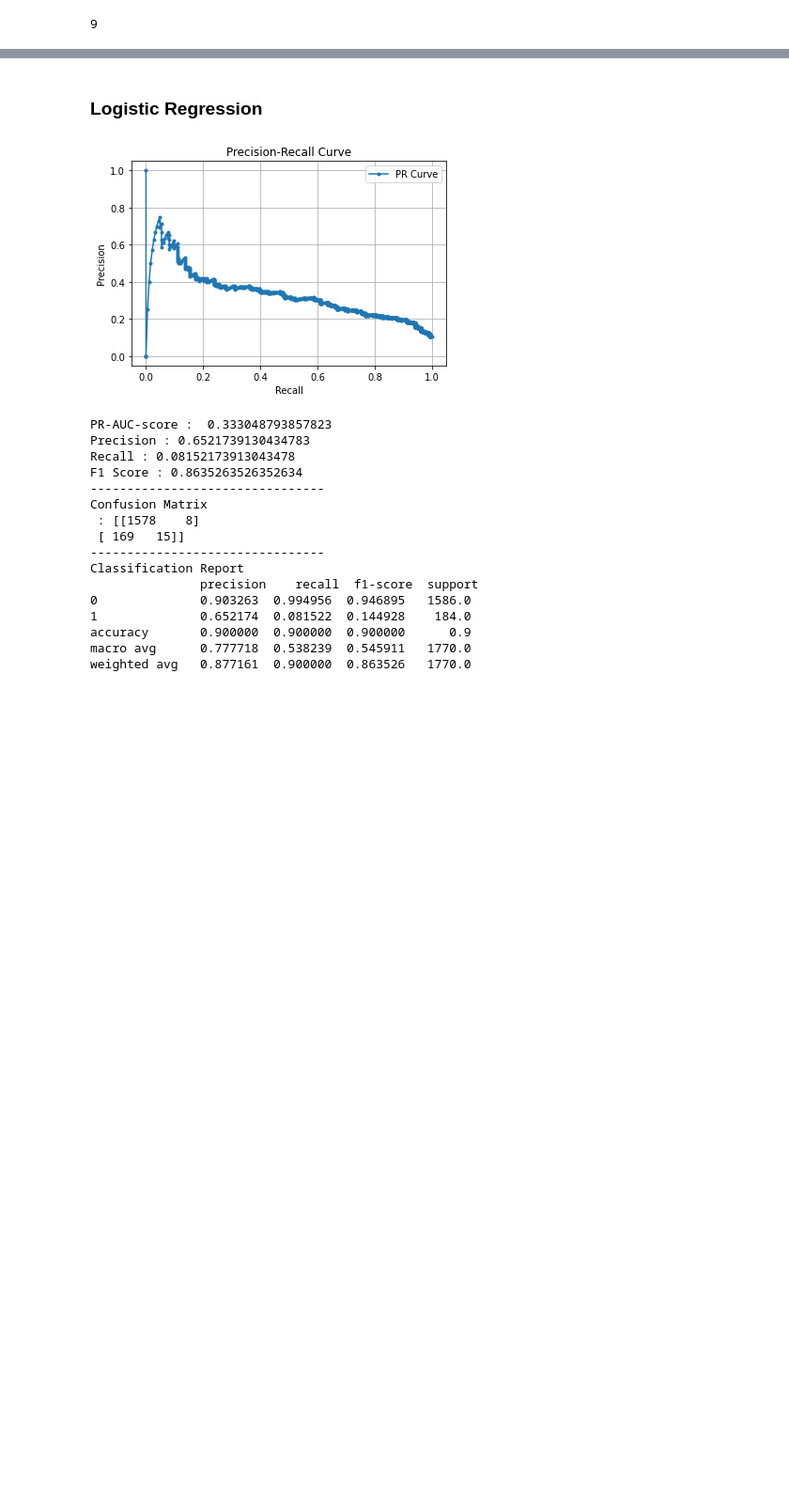
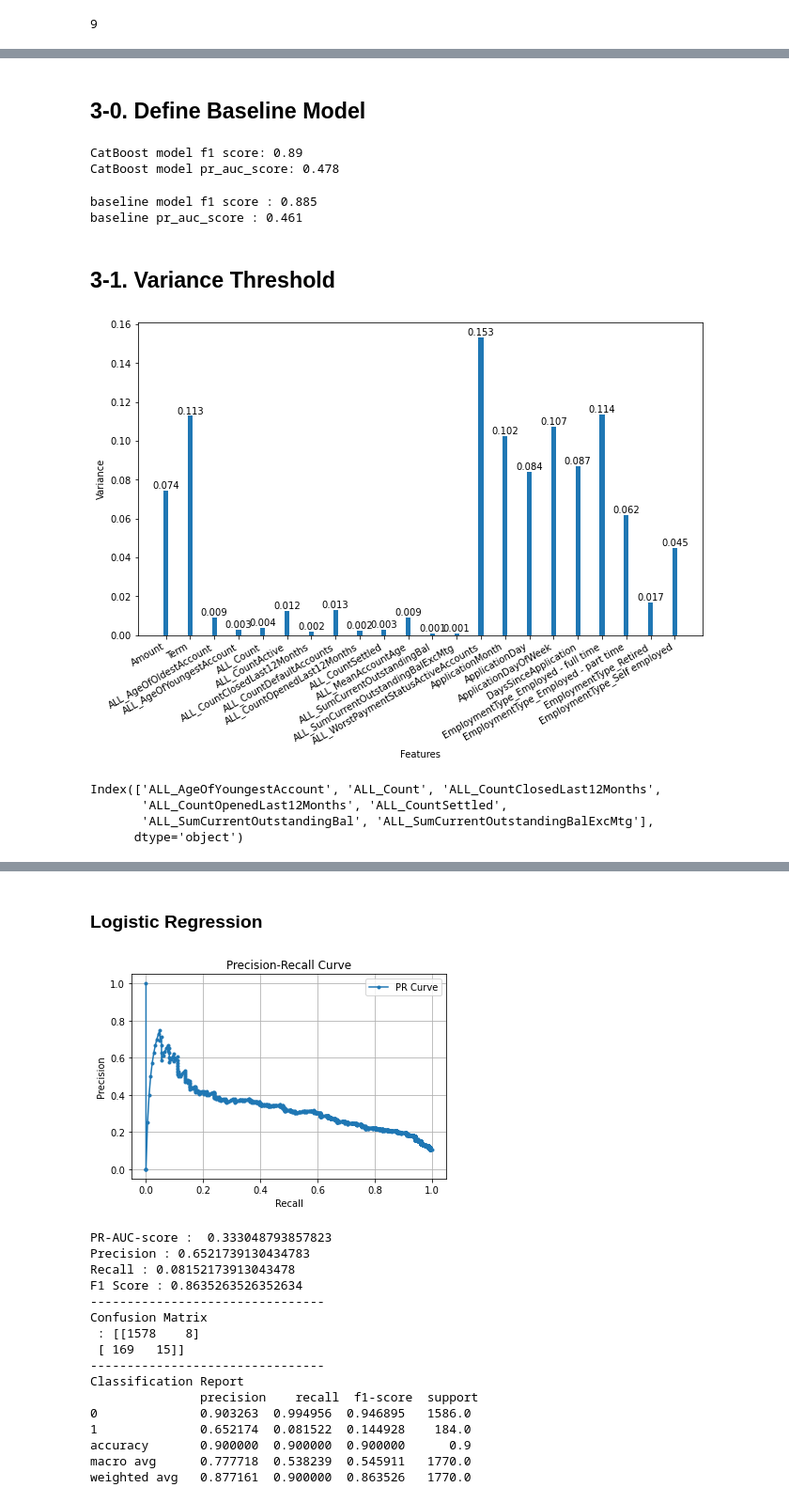
Before and after one commit to katieminjoo/Data_Engineering, a Jupyter notebook: Classification_task/Classification.ipynb, the cells around one changed output, grey strips where cells are left out. Shown at 94% size. Cells and saved outputs as stored; diff of their text form; code cells hidden in the pictures; blank space fills up the shorter version.

```diff
--- a/Classification_task/Classification.ipynb
+++ b/Classification_task/Classification.ipynb
@@ -490,0 +439,80 @@ print(y_test.shape)
+# %% [markdown]
+## 3-0. Define Baseline Model
+# %%
+from catboost import CatBoostClassifier
+from sklearn.metrics import f1_score, average_precision_score
+
+# Initialize CatBoost model
+cbc = CatBoostClassifier(depth=5, random_state=42, verbose=0)  # Set `verbose=0` to suppress output
+
+# Train the model
+cbc.fit(X_train, y_train)
+
+# Make predictions
+y_pred = cbc.predict(X_test)
+y_probs = cbc.predict_proba(X_test)[:, 1]
+
+# Evaluate using F1 score and PR-AUC
+base_f1_score = round(f1_score(y_test, y_pred, average='weighted'), 3)
+base_pr_auc_score = round(average_precision_score(y_test, y_probs), 3)
+
+print('CatBoost model f1 score:', base_f1_score)
+print('CatBoost model pr_auc_score:', base_pr_auc_score)
+# %% [output]
+CatBoost model f1 score: 0.89
+CatBoost model pr_auc_score: 0.478
+# %%
+from sklearn.ensemble import GradientBoostingClassifier
+from sklearn.metrics import f1_score, average_precision_score
+
+gbc = GradientBoostingClassifier(max_depth = 5, random_state=42)
+
+gbc.fit(X_train, y_train)
+
+y_pred = gbc.predict(X_test)
+y_probs = gbc.predict_proba(X_test)[:, 1]
+
+base_f1_score = round(f1_score(y_test, y_pred, average = 'weighted'), 3)
+base_pr_auc_score = round(average_precision_score(y_test, y_probs), 3)
+
+print('baseline model f1 score :', base_f1_score)
+print('baseline pr_auc_score :', base_pr_auc_score)
+# %% [output]
+baseline model f1 score : 0.885
+baseline pr_auc_score : 0.461
+# %% [markdown]
+## 3-1. Variance Threshold
+# %%
+from sklearn.preprocessing import MinMaxScaler
+
+scaler = MinMaxScaler()
+
+X_train_scaled_minmax = scaler.fit_transform(X_train)
+# %%
+fig, ax = plt.subplots(figsize = (10,6))
+
+x = X.columns
+y = X_train_scaled_minmax.var(axis=0)
+
+ax.bar(x, y, width=0.2)
+ax.set_xlabel('Features')
+ax.set_ylabel('Variance')
+# ax.set_ylim(0, 0.1)
+
+for index, value in enumerate(y):
+    plt.text(x=index, y=value+0.001, s=str(round(value, 3)), ha='center')
+
+plt.tight_layout()
+fig.autofmt_xdate()
+plt.show()
+# %% [output]
+[figure, added]
+# %%
+var_threshold = 0.005
+drop_cols = X.columns[[value < var_threshold for value in X_train_scaled_minmax.var(axis=0)]]
+print(drop_cols)
+# %% [output]
+Index(['ALL_AgeOfYoungestAccount', 'ALL_Count', 'ALL_CountClosedLast12Months',
+       'ALL_CountOpenedLast12Months', 'ALL_CountSettled',
+       'ALL_SumCurrentOutstandingBal', 'ALL_SumCurrentOutstandingBalExcMtg'],
+      dtype='object')
```
Also changed, not shown: parts of 118 cells of this notebook.
